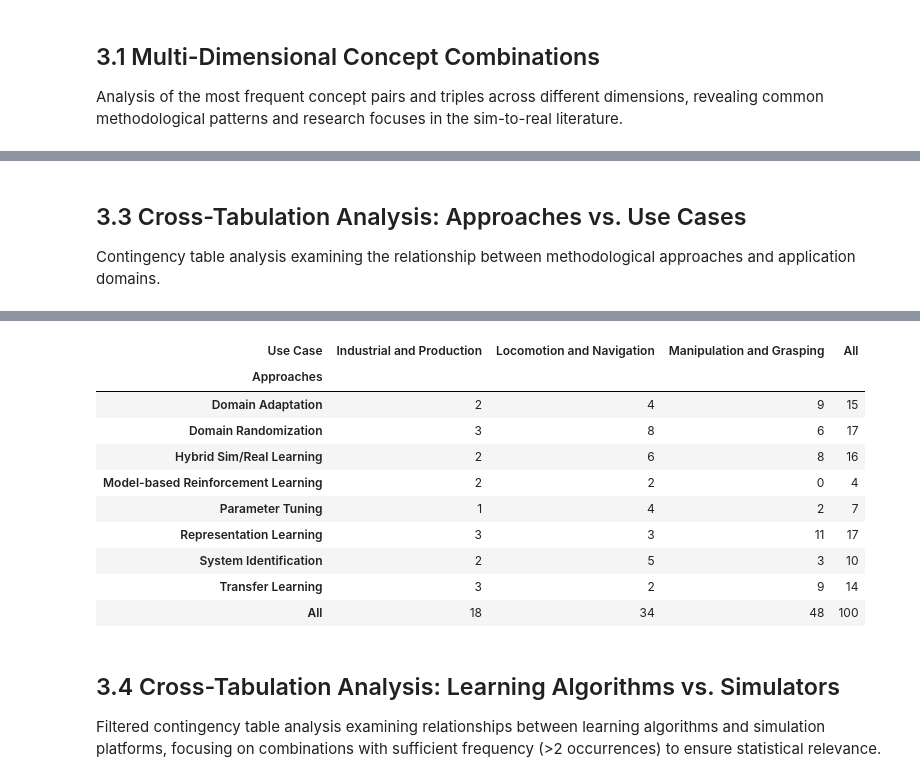
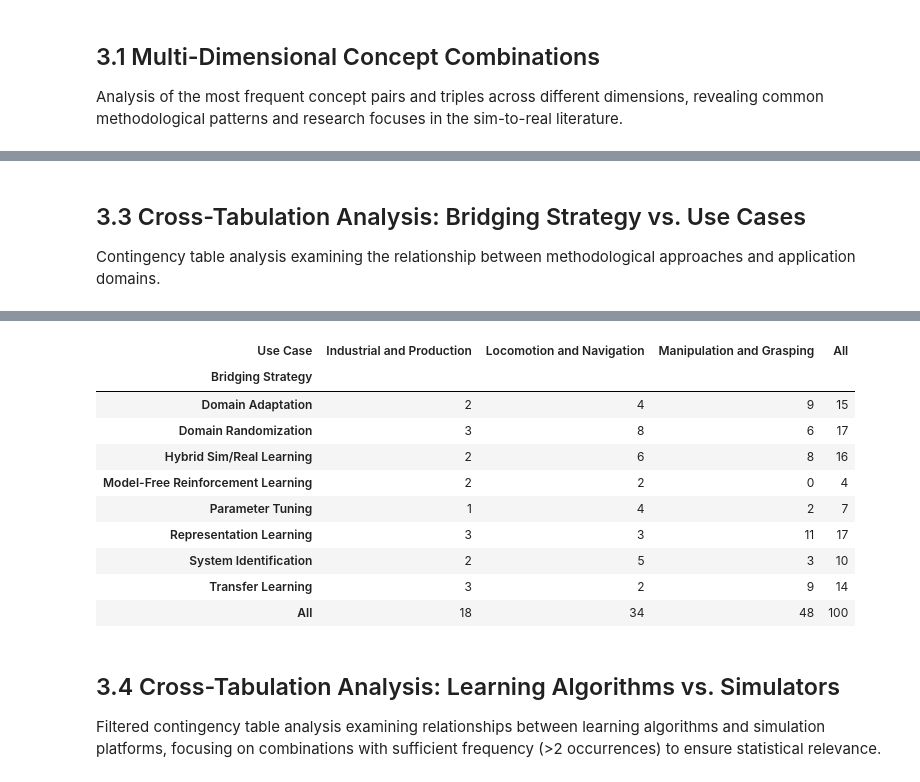
Before and after one commit to maxstablum/Masterthesis-Sim-To-Real-Gap, a Jupyter notebook: SLR_analysis_notebook.ipynb, the cells around one changed output, grey strips where cells are left out. Cells and saved outputs as stored; diff of their text form; code cells hidden in the pictures.

```diff
--- a/SLR_analysis_notebook.ipynb
+++ b/SLR_analysis_notebook.ipynb
@@ -44,7 +44,7 @@ Excluded studies: 64 studies
 
 mv_cols = ['Challenges - Concept', 'Challenges - Subconcept', 'Simulator - Concept',
            'Simulator - Subconcept', 'Learning Algorithm','Learning Algorithm - Concept',
-            'Approaches', 'Use Case']
+            'Bridging Strategy', 'Use Case']
 
 # Process each multi-value column:
 # 1. Fill NaN values with empty strings to prevent processing errors
@@ -654,28 +654,28 @@ Average approaches per challenge: 6.4
 Total challenge instances across all studies: 145
 # %% [markdown]
-## 3.3 Cross-Tabulation Analysis: Approaches vs. Use Cases
+## 3.3 Cross-Tabulation Analysis: Bridging Strategy vs. Use Cases
 
 Contingency table analysis examining the relationship between methodological approaches and application domains.
 # %%
-# Cross-tabulation: Approaches vs Use Cases
+# Cross-tabulation: Bridging Strategy vs Use Cases
 # Creates a contingency table showing co-occurrence frequencies
-# Reveals which approaches are preferred for specific application domains
+# Reveals which strategies are preferred for specific application domains
 
-# Explode multi-value fields to create one row per approach-use case combination
-df_approaches_usecases = df[['Approaches', 'Use Case']].explode('Approaches').explode('Use Case')
+# Explode multi-value fields to create one row per strategy-use-case combination
+df_strategies_usecases = df[['Bridging Strategy', 'Use Case']].explode('Bridging Strategy').explode('Use Case')
 
 # Generate contingency table
-matrix = pd.crosstab(df_approaches_usecases['Approaches'],
-                    df_approaches_usecases['Use Case'],
+matrix = pd.crosstab(df_strategies_usecases['Bridging Strategy'],
+                    df_strategies_usecases['Use Case'],
                     margins=True)  # Include row and column totals
 
-print("Approaches vs Use Cases Contingency Table:")
+print("Bridging Strategies vs Use Cases Contingency Table:")
 print("=" * 50)
 print(matrix)
 
 # Additional analysis: identify strongest associations
-print(f"\n\nMatrix Dimensions: {matrix.shape[0]-1} approaches × {matrix.shape[1]-1} use cases")
-print(f"Total approach-use case combinations: {matrix.loc['All', 'All']}")
+print(f"\n\nMatrix Dimensions: {matrix.shape[0]-1} strategies × {matrix.shape[1]-1} use cases")
+print(f"Total strategy-use case combinations: {matrix.loc['All', 'All']}")
 
 # Find most common combinations (excluding totals)
 matrix_no_totals = matrix.iloc[:-1, :-1]
@@ -706,10 +706,10 @@ Total approach-use case combinations: 100
 Most frequent combination: Representation Learning + Manipulation and Grasping (11 occurrences)
 | Use Case | Industrial and Production | Locomotion and Navigation | Manipulation and Grasping | All |
-| Approaches |  |  |  |  |
+| Bridging Strategy |  |  |  |  |
 | Domain Adaptation | 2 | 4 | 9 | 15 |
 | Domain Randomization | 3 | 8 | 6 | 17 |
 | Hybrid Sim/Real Learning | 2 | 6 | 8 | 16 |
-| Model-based Reinforcement Learning | 2 | 2 | 0 | 4 |
+| Model-Free Reinforcement Learning | 2 | 2 | 0 | 4 |
 | Parameter Tuning | 1 | 4 | 2 | 7 |
 | Representation Learning | 3 | 3 | 11 | 17 |
 | System Identification | 2 | 5 | 3 | 10 |
```
Also changed, not shown: parts of 10 cells of this notebook, 3 other files.
